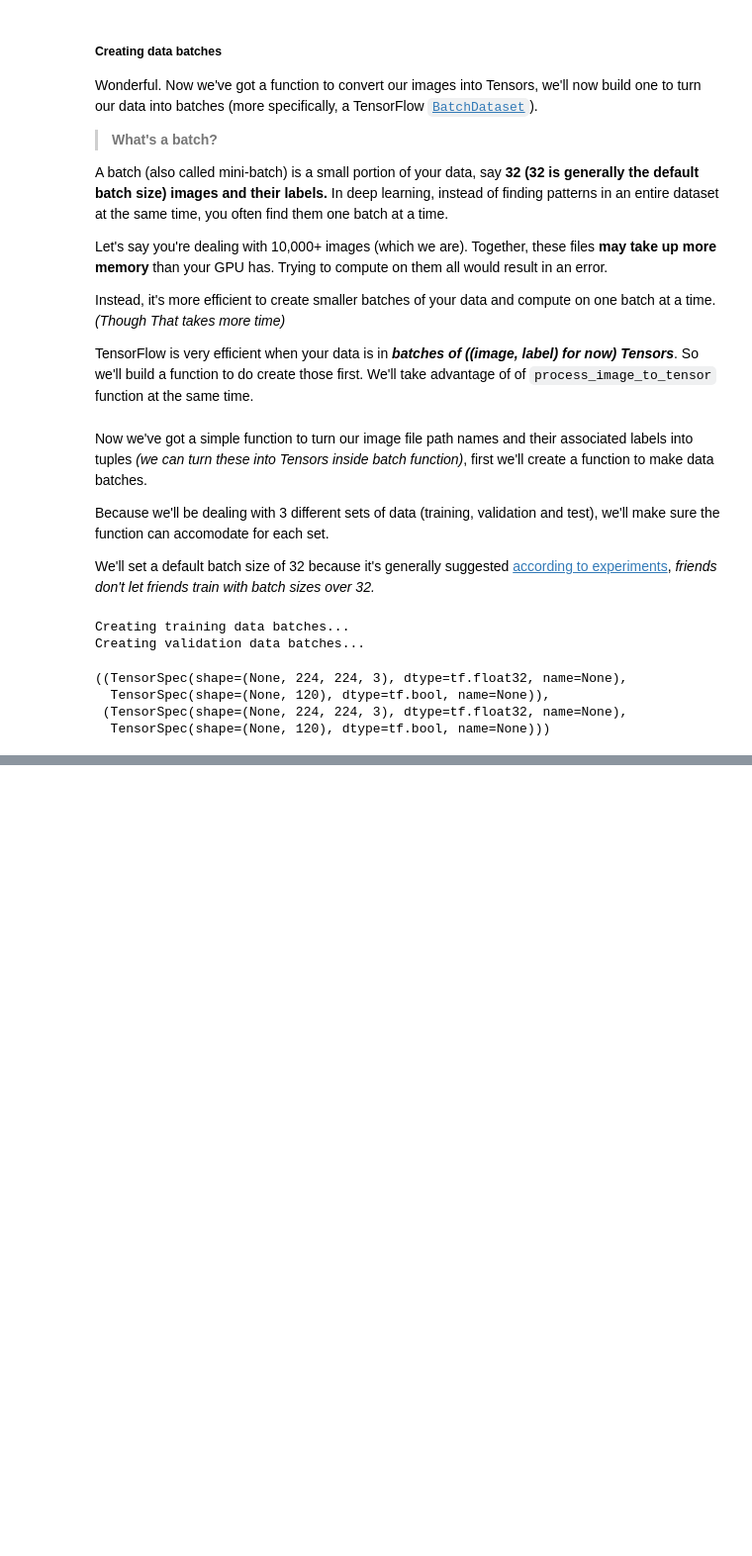
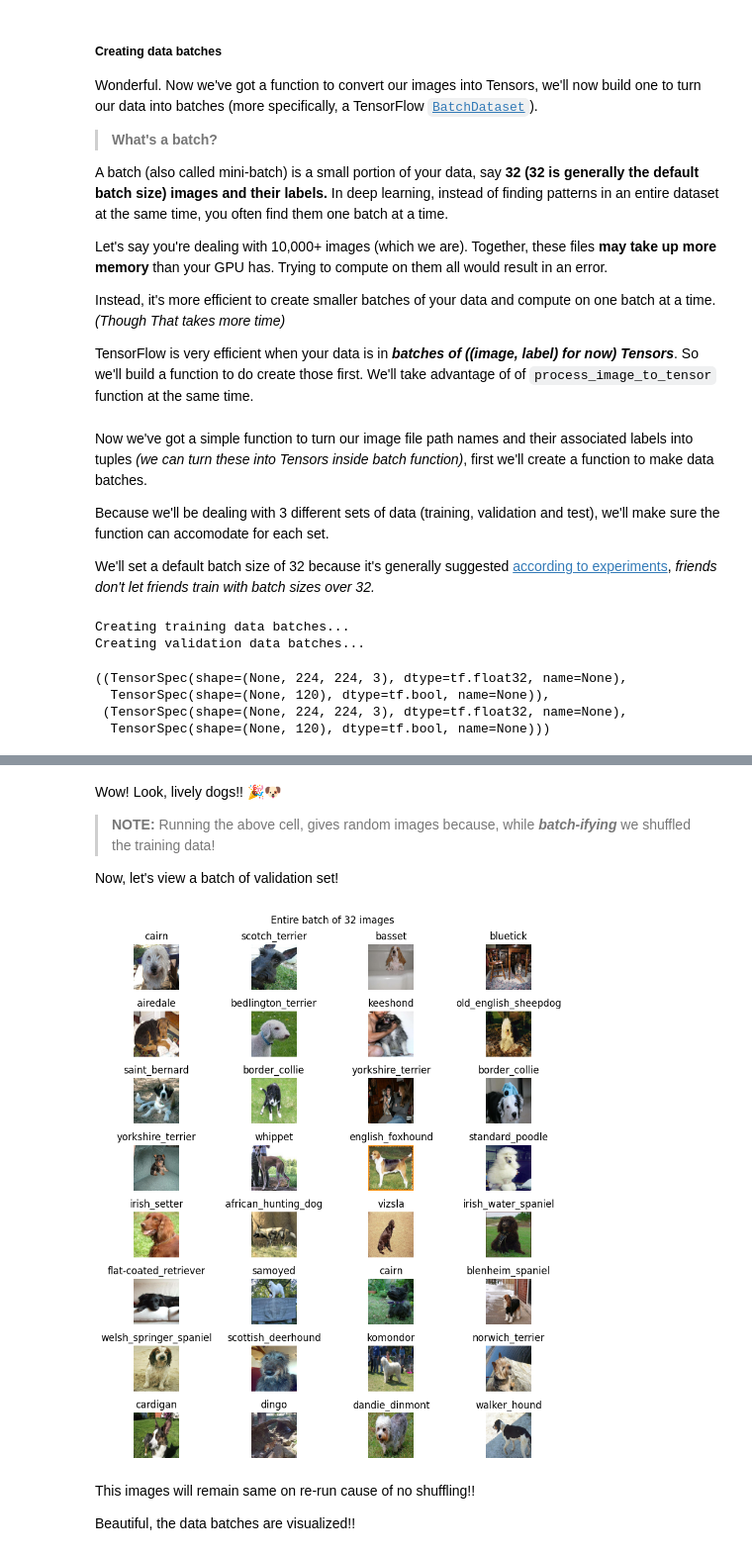
Before and after one commit to DarkDk123/Dog-Breed-Classification, a Jupyter notebook: Dog-Breed-Classification.ipynb, the cells around one changed output, grey strips where cells are left out. Shown at 99% size. Drawn from its saved outputs; the diff is of its cells as text; code cells hidden in the pictures; blank space fills up the shorter version.

```diff
--- a/Dog-Breed-Classification.ipynb
+++ b/Dog-Breed-Classification.ipynb
@@ -650,0 +702,16 @@ But having our data in batches can be a bit of a hard concept to understand. Let
+# %% [markdown]
+Wow! Look, lively dogs!! 🎉🐶
+
+> **NOTE:** Running the above cell, gives random images because, while ***batch-ifying*** we shuffled the training data!
+
+
+Now, let's view a batch of validation set!
+# %%
+images, labels = next(val_data.as_numpy_iterator())
+show_batch_images(images/255, labels)
+# %% [output]
+[figure, added]
+# %% [markdown]
+This images will remain same on re-run cause of no shuffling!!
+
+Beautiful, the data batches are visualized!!
```
Also changed, not shown: parts of 7 cells of this notebook.
